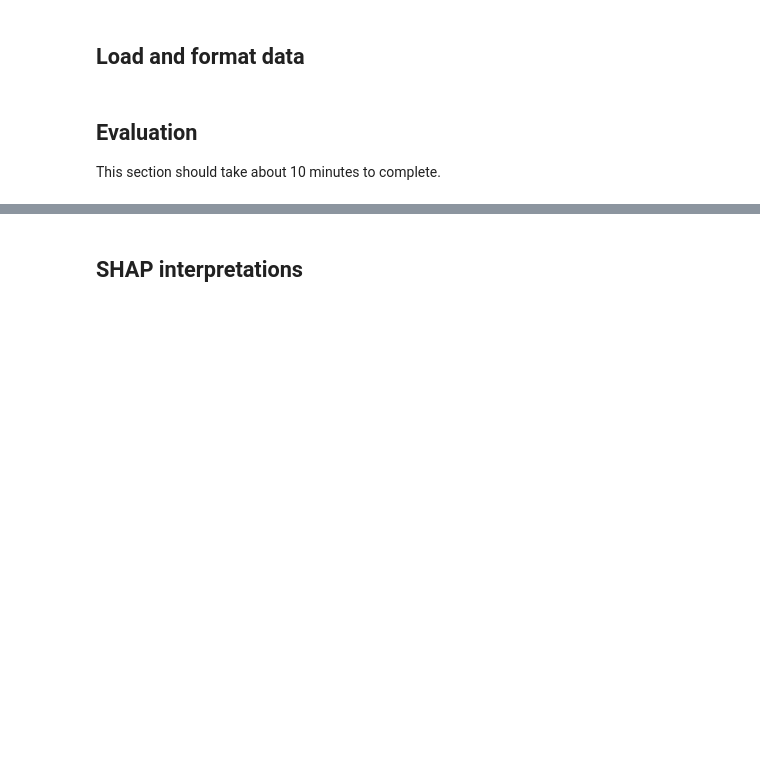
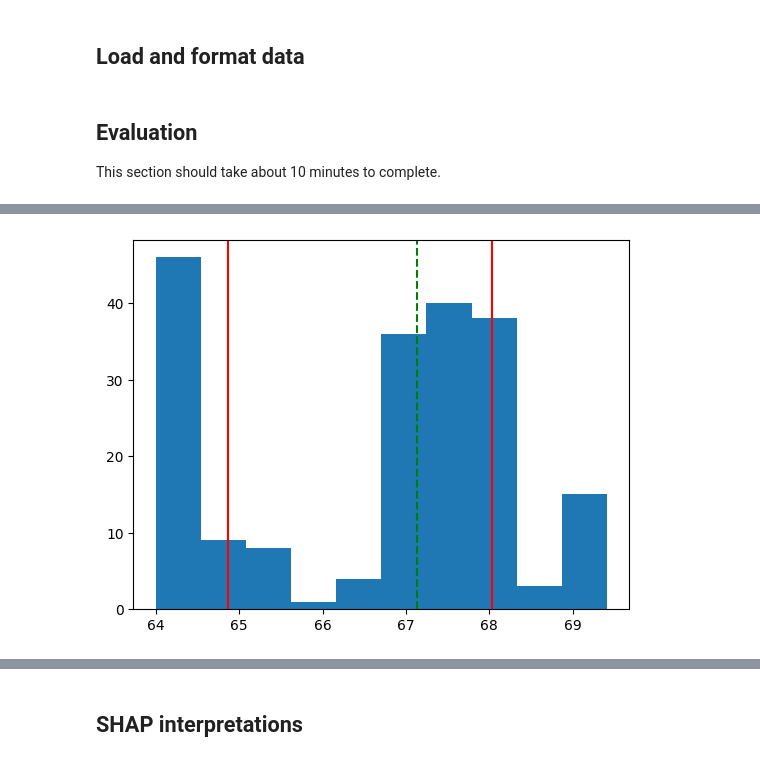
Before and after one commit to BobAubouin/hypotension_pred, a Jupyter notebook: scripts/experiments/show_results.ipynb, the cells around one changed output, grey strips where cells are left out. Drawn from its saved outputs; the diff is of its cells as text; code cells hidden in the pictures; blank space fills up the shorter version.

Commit message:
Results update after fix

```diff
--- a/scripts/experiments/show_results.ipynb
+++ b/scripts/experiments/show_results.ipynb
@@ -38,0 +80,10 @@ tester.run(True, True)
+# %%
+plt.hist(tester.dict_results_baseline['threshold_opt'])
+# plot quantiles
+plt.axvline(np.quantile(tester.dict_results_baseline['threshold_opt'], 0.25), color='r')
+plt.axvline(np.quantile(tester.dict_results_baseline['threshold_opt'], 0.75), color='r')
+plt.axvline(np.quantile(tester.dict_results_baseline['threshold_opt'], 0.5), color='g', linestyle='--')
+
+plt.show()
+# %% [output]
+[figure, added]
```
Also changed, not shown: parts of 9 cells of this notebook, 1 other file.
